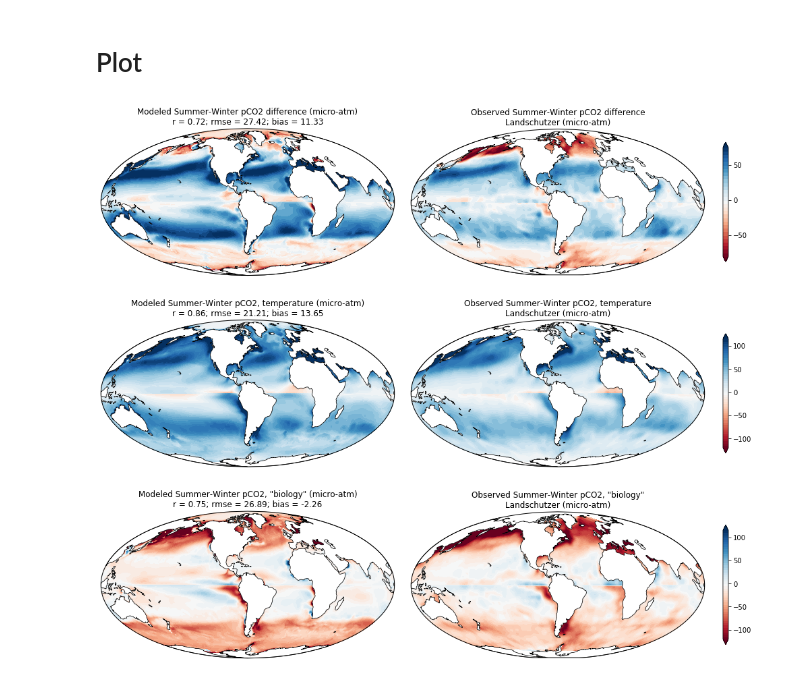
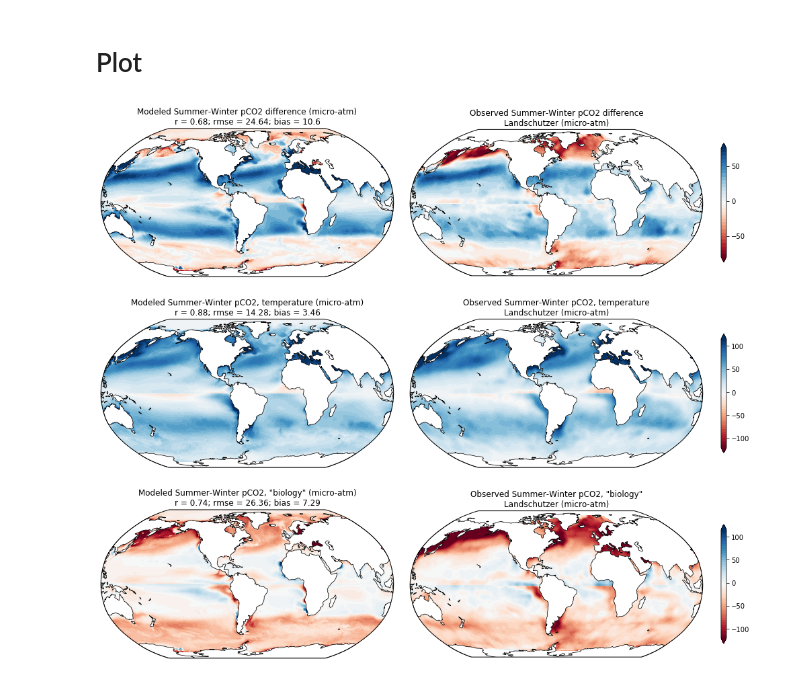
Before and after one commit to jessluo/COBALT_diagnostics, a Jupyter notebook: notebooks/Fig5_co2seasonal.ipynb, the cells around one changed output. Drawn from its saved outputs; the diff is of its cells as text; code cells hidden in the pictures.

```diff
--- a/notebooks/Fig5_co2seasonal.ipynb
+++ b/notebooks/Fig5_co2seasonal.ipynb
@@ -17,13 +17,21 @@ import warnings
 warnings.filterwarnings('ignore')
 # %% [markdown]
 # Generate Paths
+# %%
+#expt = 'historical'
+expt = 'piControl'
 # %%
-file_path = '/archive/oar.gfdl.cmip6/ESM4/DECK/ESM4_historical_D1/gfdl.ncrc4-intel16-prod-openmp/pp'
+if expt=='historical':
+    file_path = '/archive/oar.gfdl.cmip6/ESM4/DECK/ESM4_historical_D1/gfdl.ncrc4-intel16-prod-openmp/pp'
+    yearmons = ['199001-199412', '199501-199912', '200001-200412', '200501-200912', '201001-201412']
+if expt=='piControl':
+    file_path = '/archive/oar.gfdl.cmip6/ESM4/DECK/ESM4_piControl_D/gfdl.ncrc4-intel16-prod-openmp/pp'
+    yearmons = ['047601-048012', '048101-048512', '048601-049012', '049101-049512', '049601-050012']
+
 diagType1 = 'ocean_cobalt_omip_2d'
 diagType2 = 'ocean_monthly'
 
 num_years = 25
-yearmons = ['199001-199412', '199501-199912', '200001-200412', '200501-200912', '201001-201412']
 # %%
 # using python's list comprehension and path/string join method to put together the appropriate paths
 dot = '.'
@@ -44,5 +52,5 @@ tos_files = [dot.join([tos_file_prefix + diagType2, ym, tos_var, 'nc']) for ym i
 # %%
-grid_file = '/archive/oar.gfdl.cmip6/ESM4/DECK/ESM4_historical_D1/gfdl.ncrc4-intel16-prod-openmp/pp/ocean_annual/ocean_annual.static.nc'
+grid_file = file_path + '/ocean_annual/ocean_annual.static.nc'
 grid = xr.open_dataset(grid_file)
 # %% [markdown]
 # Read in Data
@@ -66,11 +74,12 @@ ds_spco2.spco2.attrs['units'] = 'micro-atm'
 ds_dpco2['dpco2'].values = ds_dpco2['dpco2'].values * 1e6/1.0133e5
 ds_dpco2.dpco2.attrs['units'] = 'micro-atm'
 # %%
-# select just 1992-2012 dates
 import cftime
 
-ds_dpco2=ds_dpco2.sel(time=slice(cftime.DatetimeNoLeap(1992, 1, 1, 0, 0, 0, 0),cftime.DatetimeNoLeap(2012, 12, 31, 0, 0, 0, 0)))
-ds_spco2=ds_spco2.sel(time=slice(cftime.DatetimeNoLeap(1992, 1, 1, 0, 0, 0, 0),cftime.DatetimeNoLeap(2012, 12, 31, 0, 0, 0, 0)))
-ds_tos=ds_tos.sel(time=slice(cftime.DatetimeNoLeap(1992, 1, 1, 0, 0, 0, 0),cftime.DatetimeNoLeap(2012, 12, 31, 0, 0, 0, 0)))
+if expt=='historical':
+    # select just 1992-2012 dates
+    ds_dpco2=ds_dpco2.sel(time=slice(cftime.DatetimeNoLeap(1992, 1, 1, 0, 0, 0, 0),cftime.DatetimeNoLeap(2012, 12, 31, 0, 0, 0, 0)))
+    ds_spco2=ds_spco2.sel(time=slice(cftime.DatetimeNoLeap(1992, 1, 1, 0, 0, 0, 0),cftime.DatetimeNoLeap(2012, 12, 31, 0, 0, 0, 0)))
+    ds_tos=ds_tos.sel(time=slice(cftime.DatetimeNoLeap(1992, 1, 1, 0, 0, 0, 0),cftime.DatetimeNoLeap(2012, 12, 31, 0, 0, 0, 0)))
 
-print('Selected times are between '+ str(min(ds_dpco2.time.values)) + ' and ' + str(max(ds_dpco2.time.values)))
+    print('Selected times are between '+ str(min(ds_dpco2.time.values)) + ' and ' + str(max(ds_dpco2.time.values)))
@@ -255,7 +262,7 @@ cmin=-80; cmax=80; cint=5
 levels=np.arange(cmin,cmax,cint)
 
 i=0
-ax[i]=plt.subplot(gs[0,0],projection=ccrs.Mollweide(central_longitude=290.0))
+ax[i]=plt.subplot(gs[0,0],projection=ccrs.Robinson(central_longitude=300.0))
 field=ds_dpco2_diff_summer_minus_winter
 cs[i]=ax[i].contourf(grid.geolon.values, grid.geolat.values, field, transform=ccrs.PlateCarree(), levels=levels, cmap='RdBu', extend='both')
 ax[i].add_feature(cartopy.feature.LAND, zorder=1, facecolor='white', edgecolor='black', linewidth=0.75)
@@ -264,7 +271,7 @@ ax[i].set_title('Modeled Summer-Winter pCO2 difference (micro-atm)\nr = ' + str(
                  '; bias = ' + str(np.round(bias_diffdpco2,2)), fontsize=fs)
 
 i=1
-ax[i]=plt.subplot(gs[0,1],projection=ccrs.Mollweide(central_longitude=290.0))
+ax[i]=plt.subplot(gs[0,1],projection=ccrs.Robinson(central_longitude=300.0))
 field=dpco2_obs_diff_summer_minus_winter
 cs[i]=ax[i].contourf(grid.geolon.values, grid.geolat.values, field, transform=ccrs.PlateCarree(), levels=levels, cmap='RdBu', extend='both')
 ax[i].add_feature(cartopy.feature.LAND, zorder=1, facecolor='white', edgecolor='black', linewidth=0.75)
@@ -279,7 +286,7 @@ cmin = -120; cmax = 120; cint=5
 levels=np.arange(cmin,cmax,cint)
 
 i=2
-ax[i]=plt.subplot(gs[1,0],projection=ccrs.Mollweide(central_longitude=290.0))
+ax[i]=plt.subplot(gs[1,0],projection=ccrs.Robinson(central_longitude=300.0))
 field=ds_dpco2_diff_from_temp
 cs[i]=ax[i].contourf(grid.geolon.values, grid.geolat.values, field, transform=ccrs.PlateCarree(), levels=levels, cmap='RdBu', extend='both')
 ax[i].add_feature(cartopy.feature.LAND, zorder=1, facecolor='white', edgecolor='black', linewidth=0.75)
@@ -288,7 +295,7 @@ ax[i].set_title('Modeled Summer-Winter pCO2, temperature (micro-atm)\nr = ' + st
                  '; bias = ' + str(np.round(bias_diffdpco2_temp,2)), fontsize=fs)
 
 i=3
-ax[i]=plt.subplot(gs[1,1],projection=ccrs.Mollweide(central_longitude=290.0))
+ax[i]=plt.subplot(gs[1,1],projection=ccrs.Robinson(central_longitude=300.0))
 field=dpco2_obs_diff_from_temp
 cs[i]=ax[i].contourf(grid.geolon.values, grid.geolat.values, field, transform=ccrs.PlateCarree(), levels=levels, cmap='RdBu', extend='both')
 ax[i].add_feature(cartopy.feature.LAND, zorder=1, facecolor='white', edgecolor='black', linewidth=0.75)
@@ -296,34 +303,34 @@ ax[i].set_title('Observed Summer-Winter pCO2, temperature\nLandschutzer (micro-a
 
 cbar=plt.colorbar(cs[i], ticks=[-100,-50,0,50,100], shrink=0.75)
 
 ###########################################################################
 # dpco2 summer minus winter difference due to "biology"                   #
 ###########################################################################
 
 cmin = -120; cmax = 120; cint=5
 levels=np.arange(cmin,cmax,cint)
 
 i=4
-ax[i]=plt.subplot(gs[2,0],projection=ccrs.Mollweide(central_longitude=290.0))
+ax[i]=plt.subplot(gs[2,0],projection=ccrs.Robinson(central_longitude=300.0))
 field1=ds_dpco2_diff_from_bio
 cs[i]=ax[i].contourf(grid.geolon.values, grid.geolat.values, field1, transform=ccrs.PlateCarree(), levels=levels, cmap='RdBu', extend='both')
 ax[i].add_feature(cartopy.feature.LAND, zorder=1, facecolor='white', edgecolor='black', linewidth=0.75)
 ax[i].set_title('Modeled Summer-Winter pCO2, "biology" (micro-atm)\nr = ' + str(np.round(r_diffdpco2_bio,2)) + \
                  '; rmse = ' + str(np.round(rmse_diffdpco2_bio,2)) + \
                  '; bias = ' + str(np.round(bias_diffdpco2_bio,2)), fontsize=fs)
 
 i=5
-ax[i]=plt.subplot(gs[2,1],projection=ccrs.Mollweide(central_longitude=290.0))
+ax[i]=plt.subplot(gs[2,1],projection=ccrs.Robinson(central_longitude=300.0))
 field2=dpco2_obs_diff_from_bio
 cs[i]=ax[i].contourf(grid.geolon.values, grid.geolat.values, field2, transform=ccrs.PlateCarree(), levels=levels, cmap='RdBu', extend='both')
 ax[i].add_feature(cartopy.feature.LAND, zorder=1, facecolor='white', edgecolor='black', linewidth=0.75)
 ax[i].set_title('Observed Summer-Winter pCO2, "biology"\nLandschutzer (micro-atm)', fontsize=fs)
 
 cbar=plt.colorbar(cs[i], ticks=[-100,-50,0,50,100], shrink=0.75)
 
 
 plt.tight_layout()
-fname = 'Fig5_co2seasonal_final'
+fname = 'Fig5_co2seasonal_'+expt
 plt.savefig('../plots/'+fname+'.png', dpi=300, bbox_inches='tight')
 # %% [output]
-[figure, old version]
+[figure, new version]
```
Also changed, not shown: parts of 2 cells of this notebook, 3 other files.
